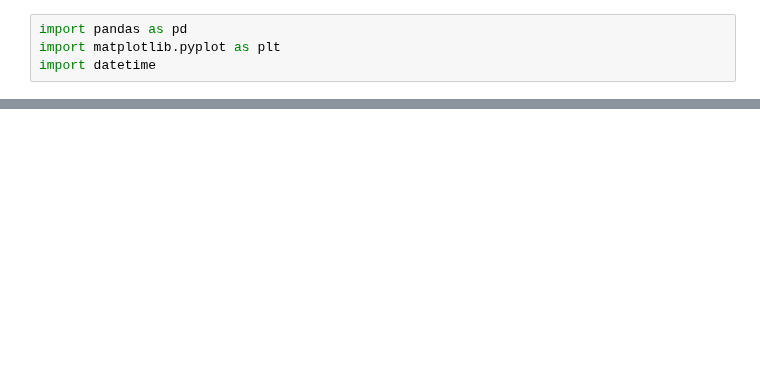
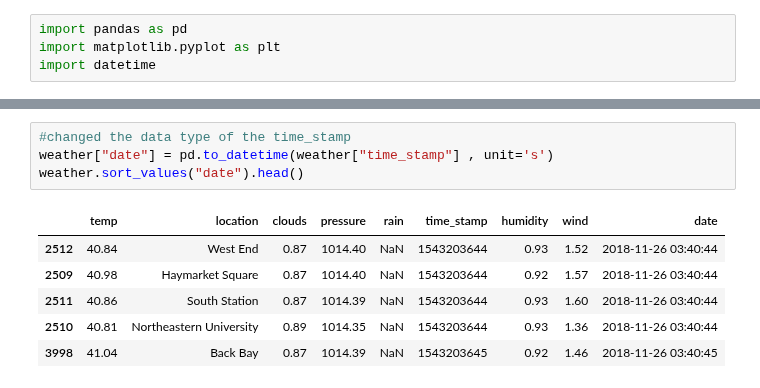
Before and after one commit to marnaji/Project-1, a Jupyter notebook: main.ipynb, the cells around one changed output, grey strips where cells are left out. Drawn from its saved outputs; the diff is of its cells as text; blank space fills up the shorter version.

```diff
--- a/main.ipynb
+++ b/main.ipynb
@@ -54,0 +20,11 @@ cab_ride.head()
+# %%
+#changed the data type of the time_stamp
+weather["date"] = pd.to_datetime(weather["time_stamp"] , unit='s')
+weather.sort_values("date").head()
+# %% [output]
+|  | temp | location | clouds | pressure | rain | time_stamp | humidity | wind | date |
+| 2512 | 40.84 | West End | 0.87 | 1014.40 | NaN | 1543203644 | 0.93 | 1.52 | 2018-11-26 03:40:44 |
+| 2509 | 40.98 | Haymarket Square | 0.87 | 1014.40 | NaN | 1543203644 | 0.92 | 1.57 | 2018-11-26 03:40:44 |
+| 2511 | 40.86 | South Station | 0.87 | 1014.39 | NaN | 1543203644 | 0.93 | 1.60 | 2018-11-26 03:40:44 |
+| 2510 | 40.81 | Northeastern University | 0.89 | 1014.35 | NaN | 1543203644 | 0.93 | 1.36 | 2018-11-26 03:40:44 |
+| 3998 | 41.04 | Back Bay | 0.87 | 1014.39 | NaN | 1543203645 | 0.92 | 1.46 | 2018-11-26 03:40:45 |
```
Also changed, not shown: parts of 10 cells of this notebook.
